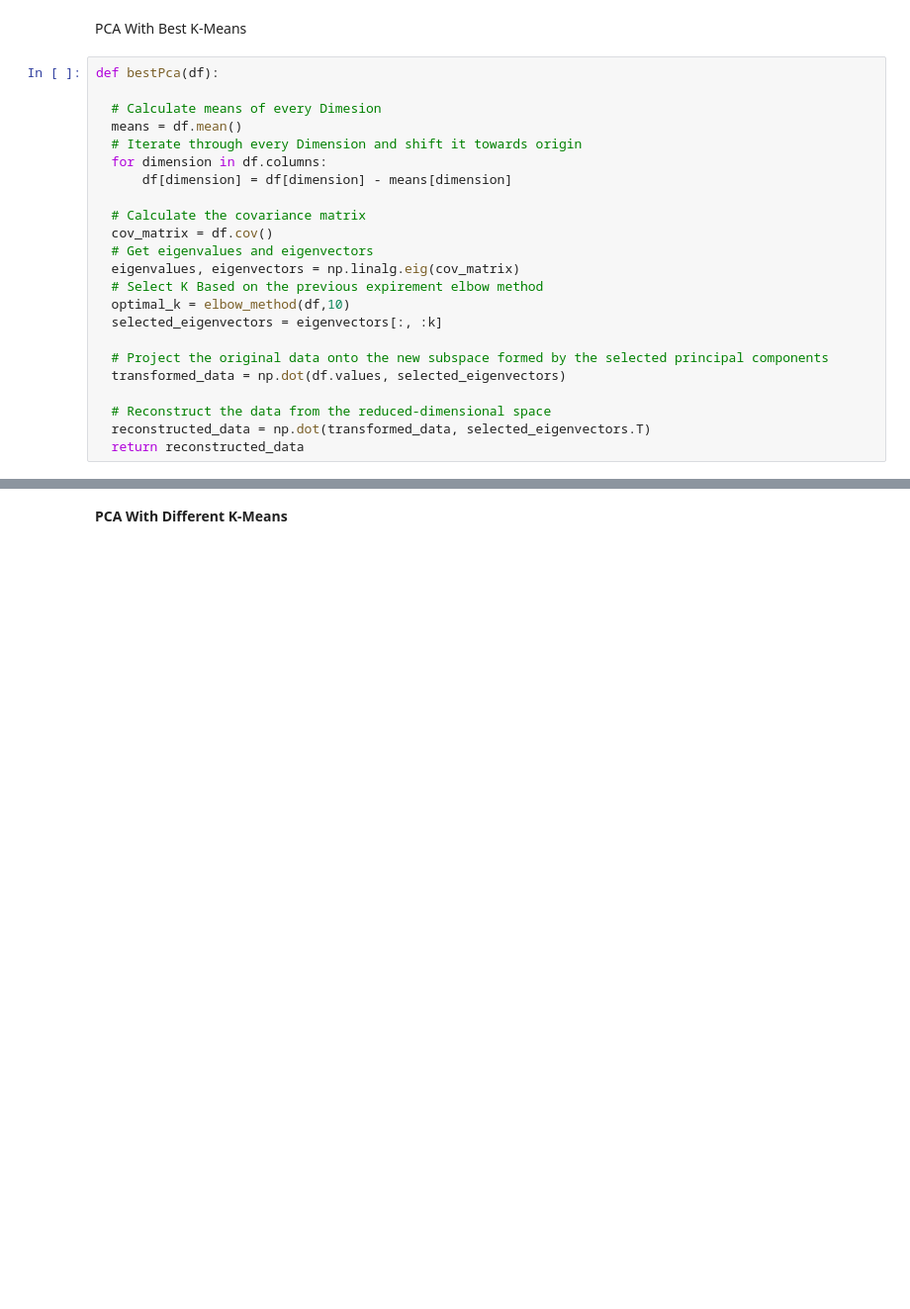
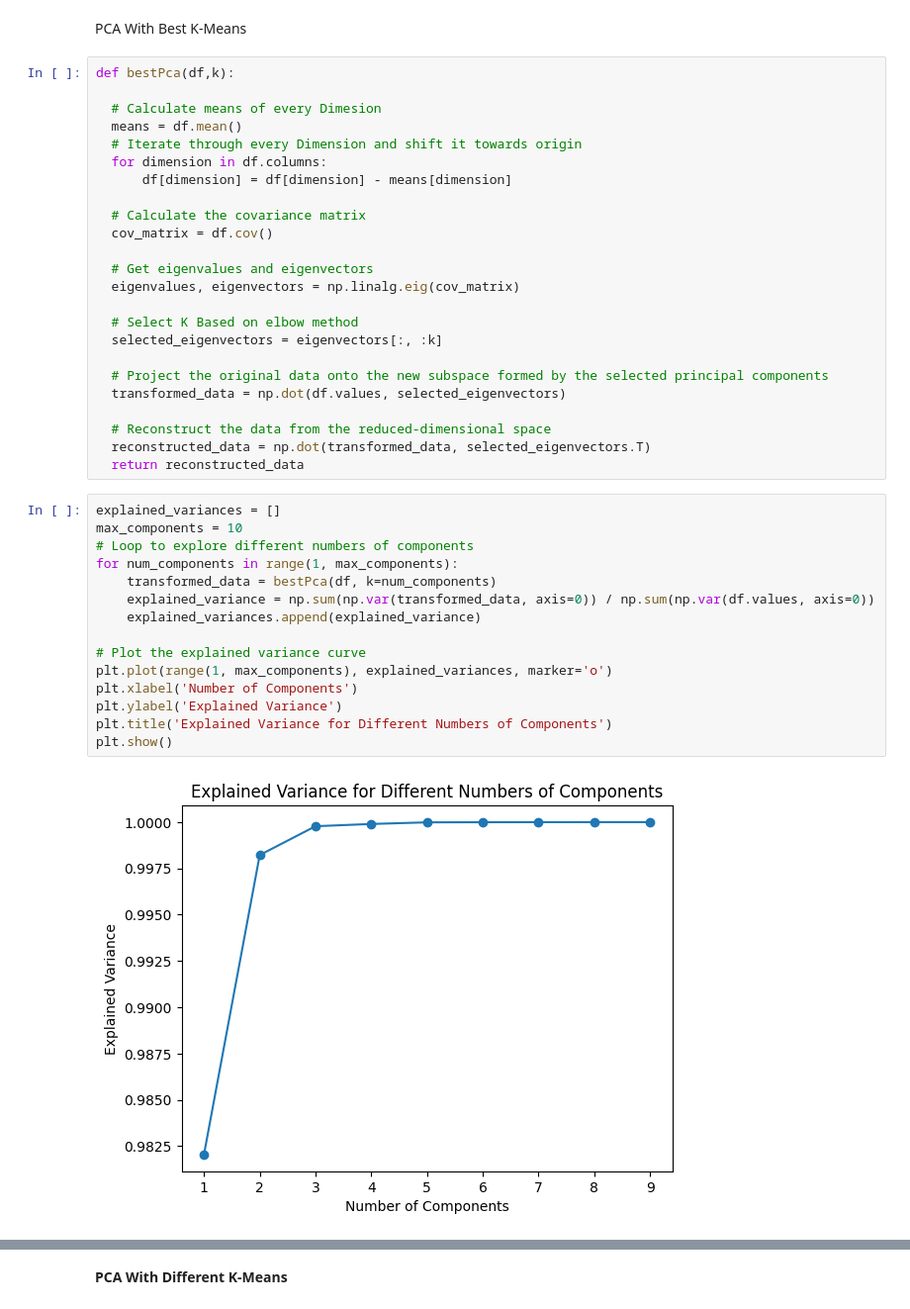
Before and after one commit to Asser146/ML-Assignments, a Jupyter notebook: Assignment4/Unsupervised.ipynb, the cells around one changed output, grey strips where cells are left out. Shown at 99% size. Cells and saved outputs as stored; diff of their text form; blank space fills up the shorter version.

```diff
--- a/Assignment4/Unsupervised.ipynb
+++ b/Assignment4/Unsupervised.ipynb
@@ -118,7 +95,7 @@ dtype: float64]
 # %% [markdown]
 PCA With Best K-Means
 # %%
-def bestPca(df):
+def bestPca(df,k):
 
   # Calculate means of every Dimesion
   means = df.mean()
@@ -128,10 +105,11 @@ def bestPca(df):
 
   # Calculate the covariance matrix
   cov_matrix = df.cov()
+
   # Get eigenvalues and eigenvectors
   eigenvalues, eigenvectors = np.linalg.eig(cov_matrix)
-  # Select K Based on the previous expirement elbow method
-  optimal_k = elbow_method(df,10)
+
+  # Select K Based on elbow method
   selected_eigenvectors = eigenvectors[:, :k]
 
   # Project the original data onto the new subspace formed by the selected principal components
@@ -140,4 +118,21 @@ def bestPca(df):
   # Reconstruct the data from the reduced-dimensional space
   reconstructed_data = np.dot(transformed_data, selected_eigenvectors.T)
   return reconstructed_data
+# %%
+explained_variances = []
+max_components = 10
+# Loop to explore different numbers of components
+for num_components in range(1, max_components):
+    transformed_data = bestPca(df, k=num_components)
+    explained_variance = np.sum(np.var(transformed_data, axis=0)) / np.sum(np.var(df.values, axis=0))
+    explained_variances.append(explained_variance)
+
+# Plot the explained variance curve
+plt.plot(range(1, max_components), explained_variances, marker='o')
+plt.xlabel('Number of Components')
+plt.ylabel('Explained Variance')
+plt.title('Explained Variance for Different Numbers of Components')
+plt.show()
+# %% [output]
+[figure, added]
 # %%
```
Also changed, not shown: parts of 18 cells of this notebook.
